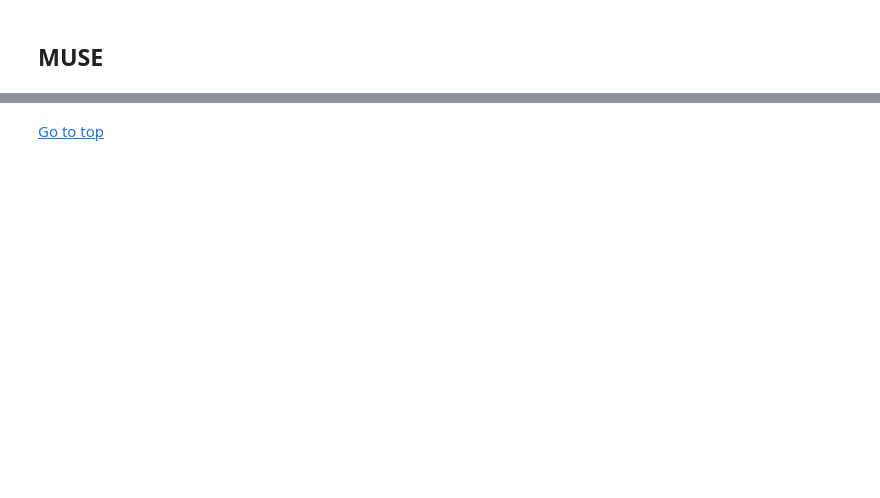
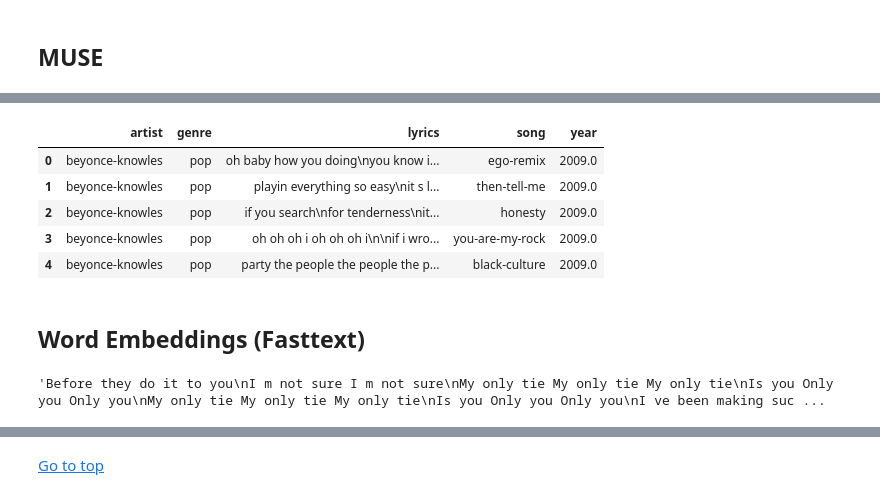
Before and after one commit to emlg/Lyrix, a Jupyter notebook: Report/Lyrix.ipynb, the cells around one changed output, grey strips where cells are left out. Cells and saved outputs as stored; diff of their text form; code cells hidden in the pictures; blank space fills up the shorter version.

```diff
--- a/Report/Lyrix.ipynb
+++ b/Report/Lyrix.ipynb
@@ -822,0 +832,14 @@ for i, r in lyrics_df[:30].iterrows() :
+# %%
+filepath = "lyrics_final_clean.csv"
+lyrics_df = pd.read_csv(filepath)
+lyrics_df = lyrics_df.dropna(axis = 0, how='any', subset=['lyrics'])
+lyrics_df.head()
+# %% [output]
+|  | artist | genre | lyrics | song | year |
+| 0 | beyonce-knowles | pop | oh baby how you doing\nyou know i... | ego-remix | 2009.0 |
+| 1 | beyonce-knowles | pop | playin everything so easy\nit s l... | then-tell-me | 2009.0 |
+| 2 | beyonce-knowles | pop | if you search\nfor tenderness\nit... | honesty | 2009.0 |
+| 3 | beyonce-knowles | pop | oh oh oh i oh oh oh i\n\nif i wro... | you-are-my-rock | 2009.0 |
+| 4 | beyonce-knowles | pop | party the people the people the p... | black-culture | 2009.0 |
+# %% [markdown]
+## Word Embeddings (Fasttext)
@@ -822,0 +858,4 @@ for i, r in lyrics_df[:30].iterrows() :
+# %%
+split_words_with_upper('Before they do it to you\nI m not sureI m not sure\nMy only tieMy only tieMy only tie\nIs youOnly youOnly you\nMy only tieMy only tieMy only tie\nIs youOnly youOnly you\nI ve been making such a fool of me\nDrinking more than the Irish sea')
+# %% [output]
+'Before they do it to you\nI m not sure I m not sure\nMy only tie My only tie My only tie\nIs you Only you Only you\nMy only tie My only tie My only tie\nIs you Only you Only you\nI ve been making suc ...
```
Also changed, not shown: parts of 138 cells of this notebook.
